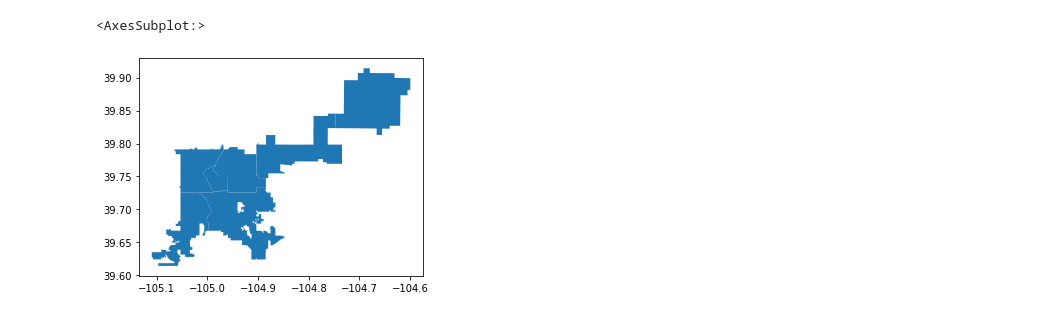
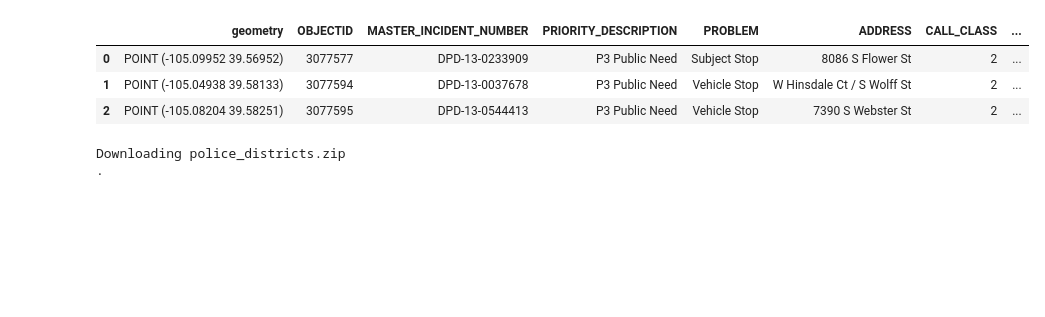
Before and after one commit to openpolicedata/openpolicedata, a Jupyter notebook: notebooks/ex_plotting_data.ipynb, the cells around one changed output. Saved outputs shown, nothing was run; the diff lists cells and outputs as text; code cells hidden in the pictures; blank space fills up the shorter version.

```diff
--- a/notebooks/ex_plotting_data.ipynb
+++ b/notebooks/ex_plotting_data.ipynb
@@ -63,0 +21,6 @@ df.head(1)
+# %%
+#  For the example load one years worth of data
+source=Source("Denver")
+tables=source.load_from_url(2018)
+#show the columns
+tables.table.head(1)
@@ -63,0 +30,10 @@ df.head(1)
+# %%
+tables.table['geometry']=tables.table['geometry'].to_crs(crs='EPSG:4326')
+# %%
+df=tables.table
+df.head(3)
+# %% [output]
+|  | geometry | OBJECTID | MASTER_INCIDENT_NUMBER | PRIORITY_DESCRIPTION | PROBLEM | ADDRESS | CALL_CLASS | ... |
+| 0 | POINT (-105.09952 39.56952) | 3077577 | DPD-13-0233909 | P3 Public Need | Subject Stop | 8086 S Flower St | 2 | ... |
+| 1 | POINT (-105.04938 39.58133) | 3077594 | DPD-13-0037678 | P3 Public Need | Vehicle Stop | W Hinsdale Ct / S Wolff St | 2 | ... |
+| 2 | POINT (-105.08204 39.58251) | 3077595 | DPD-13-0544413 | P3 Public Need | Vehicle Stop | 7390 S Webster St | 2 | ... |
@@ -64,13 +45,24 @@ df.head(1)
 # %%
+# Now load the shape file
 #https://www.denvergov.org/opendata/dataset/city-and-county-of-denver-police-districts
 #download https://www.denvergov.org/media/gis/DataCatalog/police_districts/shape/police_districts.zip into data
 #Following this example https://towardsdatascience.com/lets-make-a-map-using-geopandas-pandas-and-matplotlib-to-make-a-chloropleth-map-dddc31c1983d
+from pathlib import Path
+import os
+homeFolder = Path('..')
 
-fp = "../data/police_districts/police_districts.shp"
-map_df = gpd.read_file(fp)
-# check data type so we can see that this is not a normal dataframe, but a GEOdataframe
-map_df.head()
-map_df.plot()
+import requests
+police_districts_base_filename = 'police_districts'
+police_districts_zip_filename = police_districts_base_filename + ".zip"
+police_districts_dir = homeFolder / 'data' / police_districts_base_filename
+police_districts_zip_full_filename =  police_districts_dir / police_districts_zip_filename
+os.makedirs(police_districts_dir)
+res = requests.get( r'https://www.denvergov.org/media/gis/DataCatalog/police_districts/shape/' + police_districts_zip_filename )
+res.raise_for_status()
+print(f"Downloading " + police_districts_zip_filename)
+with open(police_districts_zip_full_filename, 'wb') as f:
+    print(".",end='',flush=True)
+    f.write(res.content)
 # %% [output]
-<AxesSubplot:>
+Downloading police_districts.zip
+.
-[figure, removed]
```
Also changed, not shown: parts of 24 cells of this notebook, 3 other files.
